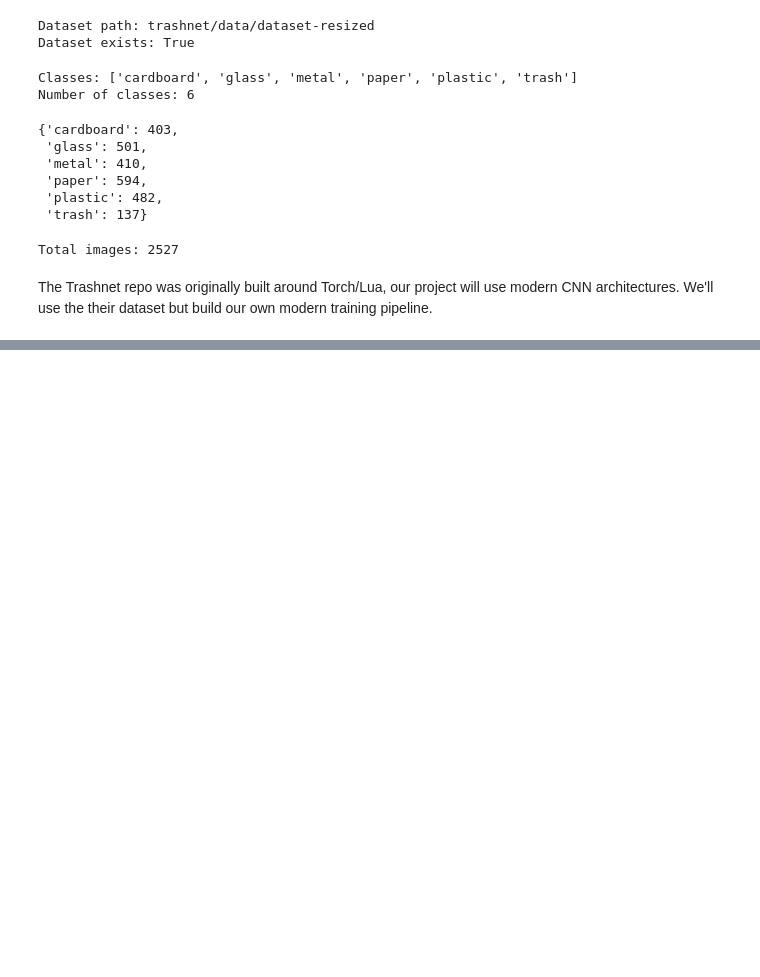
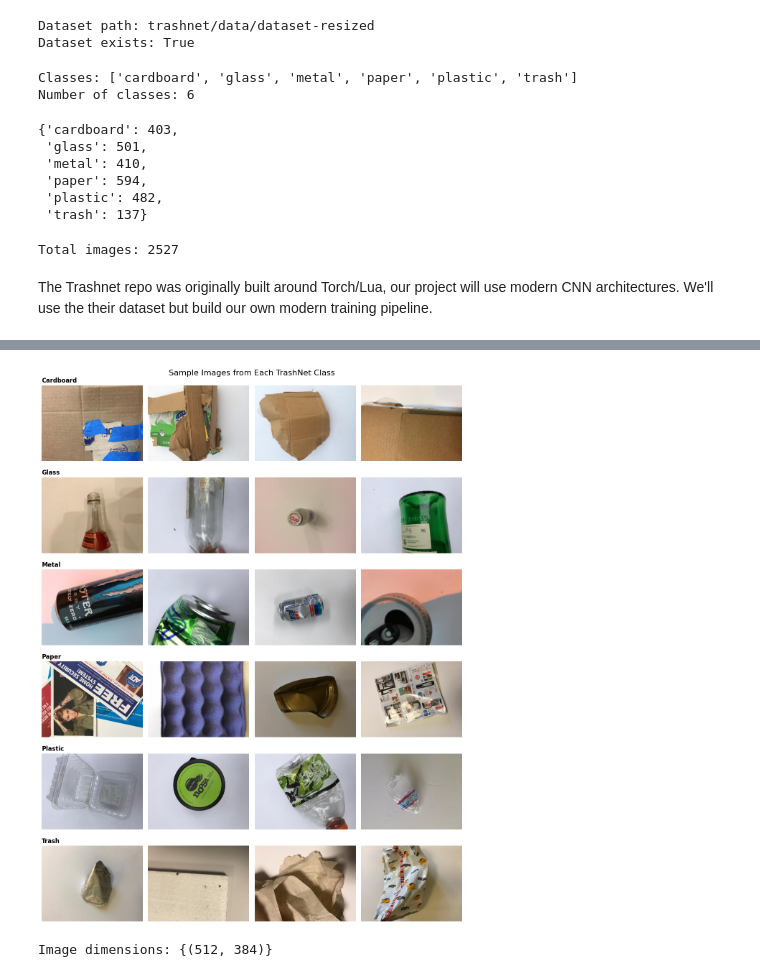
Before and after one commit to viviantothewu-web/trashnet-waste-classification, a Jupyter notebook: notebooks/01_TrashNet_EDA_and_Setup.ipynb, the cells around one changed output, grey strips where cells are left out. Saved outputs shown, nothing was run; the diff lists cells and outputs as text; code cells hidden in the pictures; blank space fills up the shorter version.

```diff
--- a/notebooks/01_TrashNet_EDA_and_Setup.ipynb
+++ b/notebooks/01_TrashNet_EDA_and_Setup.ipynb
@@ -135,0 +195,53 @@ The Trashnet repo was originally built around Torch/Lua, our project will use mo
+# %%
+#display sample images
+
+from PIL import Image
+import random
+
+fig, axes = plt.subplots(
+    nrows=len(class_names),
+    ncols=4,
+    figsize=(12, 16)
+)
+
+for row, class_name in enumerate(class_names):
+
+    class_path = DATASET_PATH / class_name
+    image_files = list(class_path.glob("*.jpg"))
+
+    selected_images = random.sample(image_files, 4)
+
+    for col, image_path in enumerate(selected_images):
+
+        image = Image.open(image_path)
+
+        axes[row, col].imshow(image)
+        axes[row, col].axis("off")
+
+        if col == 0:
+            axes[row, col].set_title(
+                class_name.capitalize(),
+                loc="left",
+                fontweight="bold"
+            )
+
+plt.suptitle("Sample Images from Each TrashNet Class", fontsize=16)
+plt.tight_layout()
+plt.show()
+# %% [output]
+[figure, added]
+# %%
+image_dimensions = []
+
+for class_name in class_names:
+
+    class_path = DATASET_PATH / class_name
+
+    for image_path in class_path.glob("*.jpg"):
+
+        with Image.open(image_path) as img:
+            image_dimensions.append(img.size)
+
+print("Image dimensions:", set(image_dimensions))
+# %% [output]
+Image dimensions: {(512, 384)}
```
Also changed, not shown: parts of 5 cells of this notebook.
